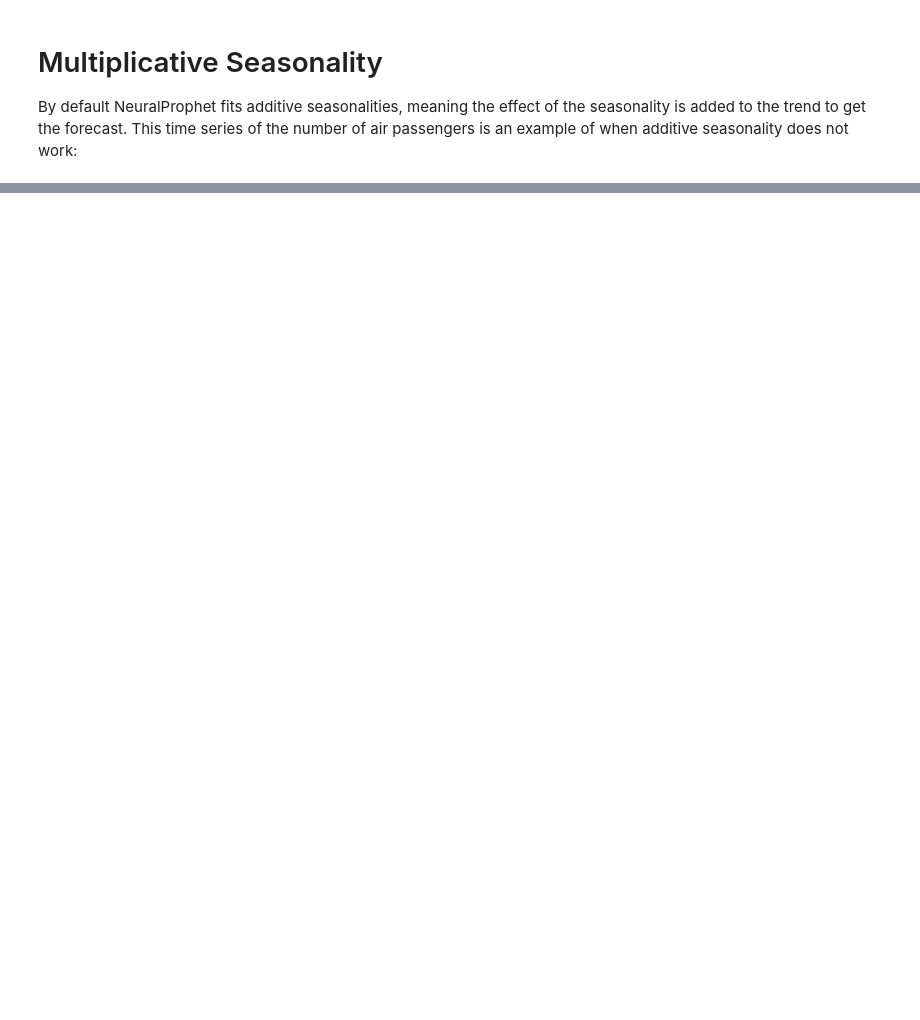
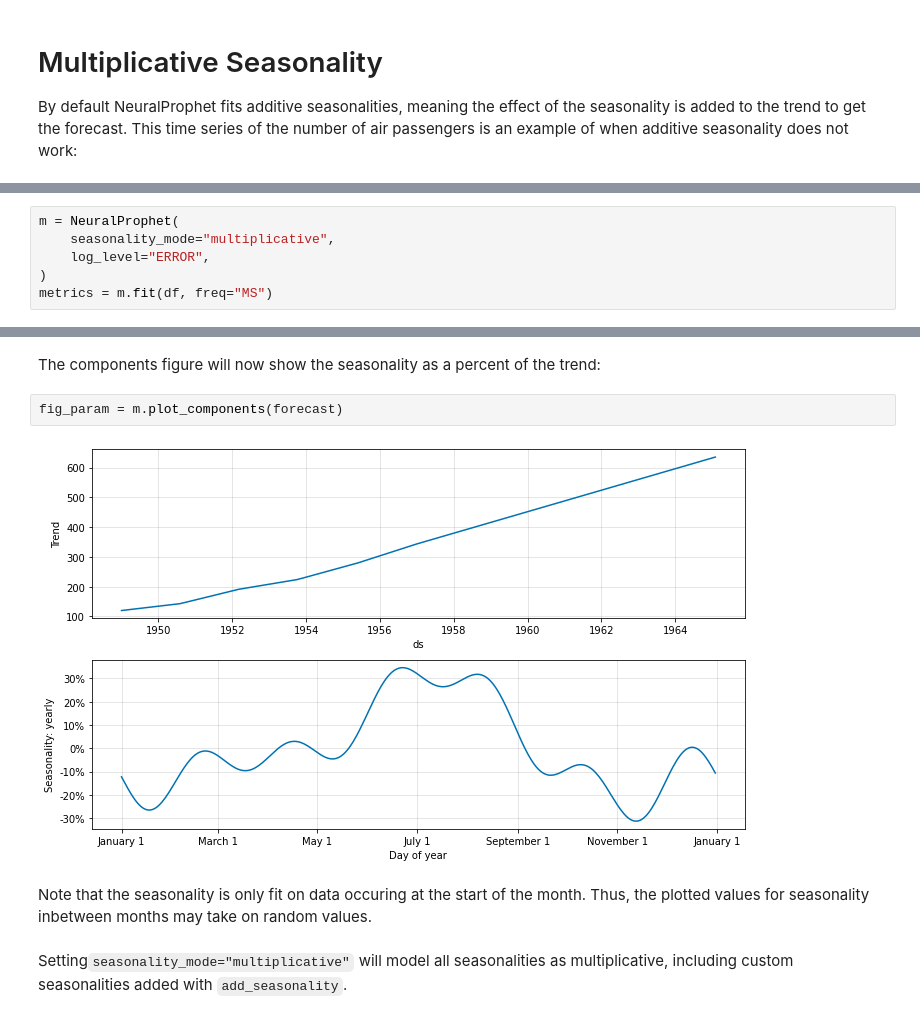
Before and after one commit to ourownstory/neural_prophet, a Jupyter notebook: example_notebooks/season_multiplicative_air_travel.ipynb, the cells around one changed output, grey strips where cells are left out. Saved outputs shown, nothing was run; the diff lists cells and outputs as text; blank space fills up the shorter version.

```diff
--- a/example_notebooks/season_multiplicative_air_travel.ipynb
+++ b/example_notebooks/season_multiplicative_air_travel.ipynb
@@ -25,0 +22,6 @@ fig = m.plot(forecast)
+# %%
+m = NeuralProphet(
+    seasonality_mode="multiplicative",
+    log_level="ERROR",
+)
+metrics = m.fit(df, freq="MS")
@@ -25,0 +35,10 @@ fig = m.plot(forecast)
+# %% [markdown]
+The components figure will now show the seasonality as a percent of the trend:
+# %%
+fig_param = m.plot_components(forecast)
+# %% [output]
+[figure, added]
+# %% [markdown]
+Note that the seasonality is only fit on data occuring at the start of the month. Thus, the plotted values for seasonality inbetween months may take on random values.
+# %% [markdown]
+Setting`seasonality_mode="multiplicative"` will model all seasonalities as multiplicative, including custom seasonalities added with `add_seasonality`.
```
Also changed, not shown: parts of 5 cells of this notebook.
